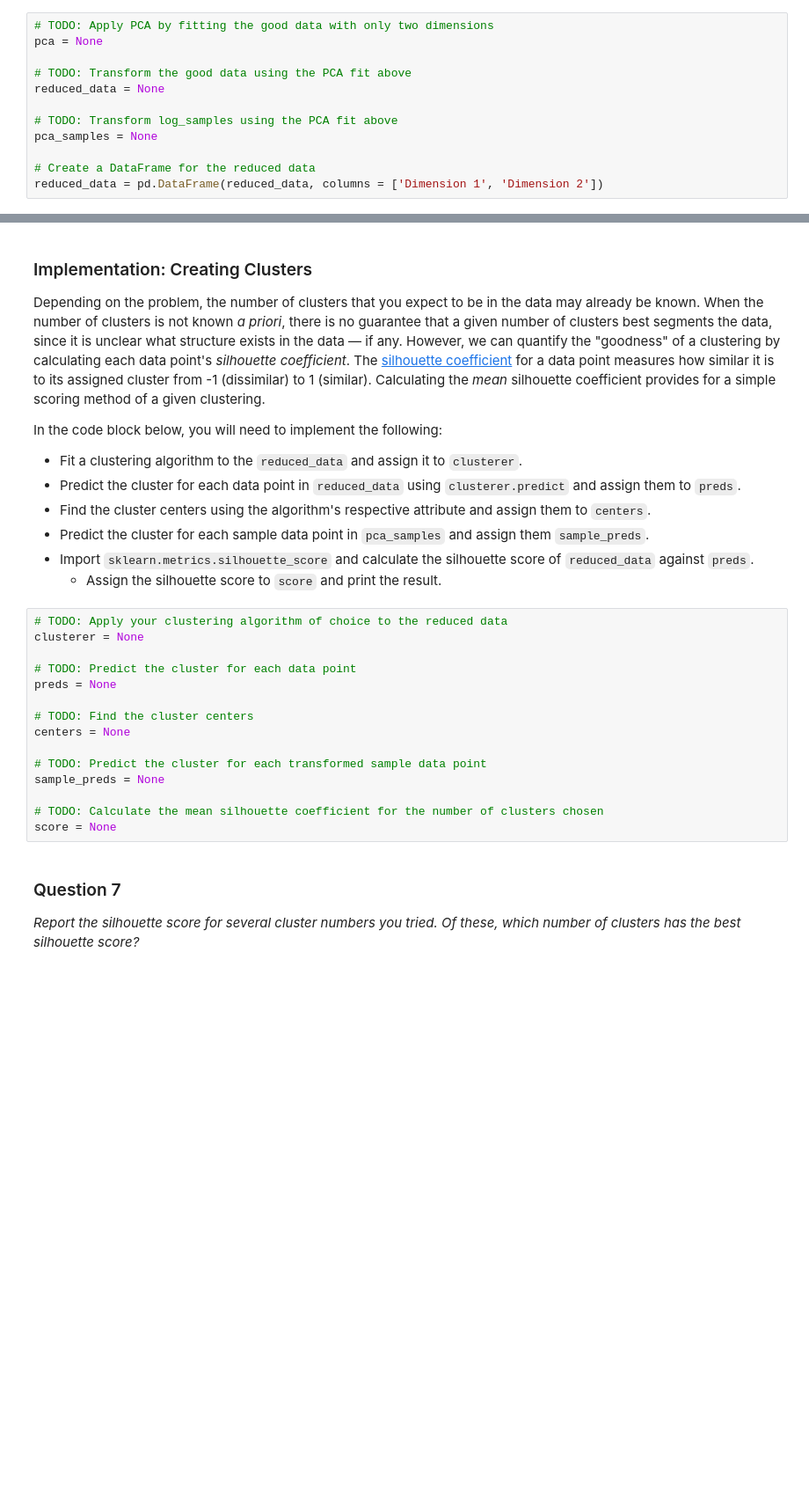
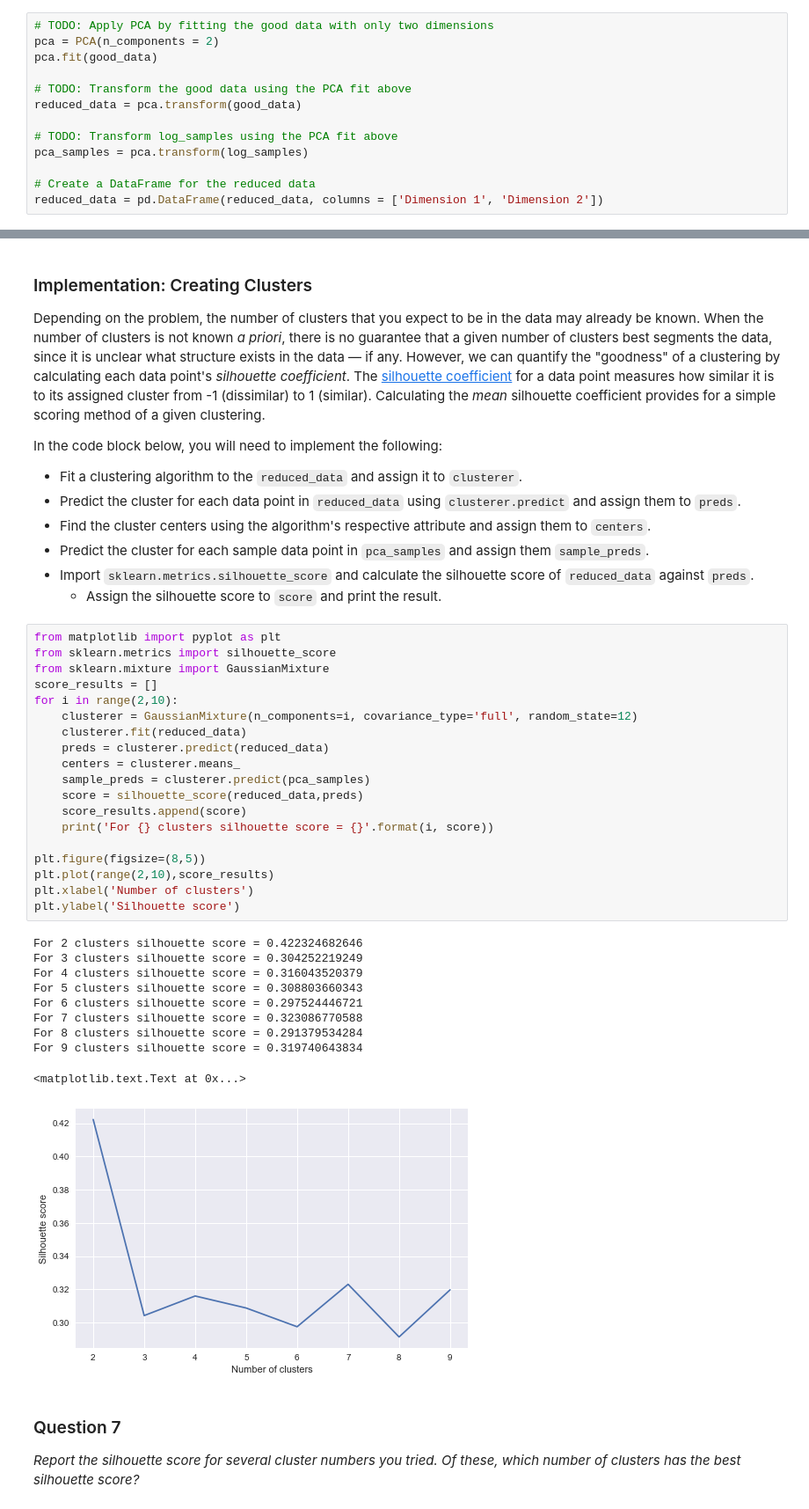
Before and after one commit to i-yu-b/machine-learning, a Jupyter notebook: projects/customer_segments/customer_segments.ipynb, the cells around one changed output, grey strips where cells are left out. Shown at 88% size. Drawn from its saved outputs; the diff is of its cells as text; blank space fills up the shorter version.

```diff
--- a/projects/customer_segments/customer_segments.ipynb
+++ b/projects/customer_segments/customer_segments.ipynb
@@ -221,13 +299,14 @@ In the code block below, you will need to implement the following:
  - Apply a PCA transformation of `log_samples` using `pca.transform`, and assign the results to `pca_samples`.
 # %%
 # TODO: Apply PCA by fitting the good data with only two dimensions
-pca = None
+pca = PCA(n_components = 2)
+pca.fit(good_data)
 
 # TODO: Transform the good data using the PCA fit above
-reduced_data = None
+reduced_data = pca.transform(good_data)
 
 # TODO: Transform log_samples using the PCA fit above
-pca_samples = None
+pca_samples = pca.transform(log_samples)
 
 # Create a DataFrame for the reduced data
 reduced_data = pd.DataFrame(reduced_data, columns = ['Dimension 1', 'Dimension 2'])
@@ -271,21 +364,36 @@ In the code block below, you will need to implement the following:
  - Predict the cluster for each sample data point in `pca_samples` and assign them `sample_preds`.
  - Import `sklearn.metrics.silhouette_score` and calculate the silhouette score of `reduced_data` against `preds`.
    - Assign the silhouette score to `score` and print the result.
-# %%
-# TODO: Apply your clustering algorithm of choice to the reduced data
-clusterer = None
-
-# TODO: Predict the cluster for each data point
-preds = None
-
-# TODO: Find the cluster centers
-centers = None
-
-# TODO: Predict the cluster for each transformed sample data point
-sample_preds = None
-
-# TODO: Calculate the mean silhouette coefficient for the number of clusters chosen
-score = None
+# %%
+from matplotlib import pyplot as plt
+from sklearn.metrics import silhouette_score
+from sklearn.mixture import GaussianMixture
+score_results = []
+for i in range(2,10):
+    clusterer = GaussianMixture(n_components=i, covariance_type='full', random_state=12)
+    clusterer.fit(reduced_data)
+    preds = clusterer.predict(reduced_data)
+    centers = clusterer.means_
+    sample_preds = clusterer.predict(pca_samples)
+    score = silhouette_score(reduced_data,preds)
+    score_results.append(score)
+    print('For {} clusters silhouette score = {}'.format(i, score))
+
+plt.figure(figsize=(8,5))
+plt.plot(range(2,10),score_results)
+plt.xlabel('Number of clusters')
+plt.ylabel('Silhouette score')
+# %% [output]
+For 2 clusters silhouette score = 0.422324682646
+For 3 clusters silhouette score = 0.304252219249
+For 4 clusters silhouette score = 0.316043520379
+For 5 clusters silhouette score = 0.308803660343
+For 6 clusters silhouette score = 0.297524446721
+For 7 clusters silhouette score = 0.323086770588
+For 8 clusters silhouette score = 0.291379534284
+For 9 clusters silhouette score = 0.319740643834
+<matplotlib.text.Text at 0x...>
+[figure, added]
 # %% [markdown]
 ### Question 7
 *Report the silhouette score for several cluster numbers you tried. Of these, which number of clusters has the best silhouette score?*
```
Also changed, not shown: parts of 49 cells of this notebook, 2 other files.
